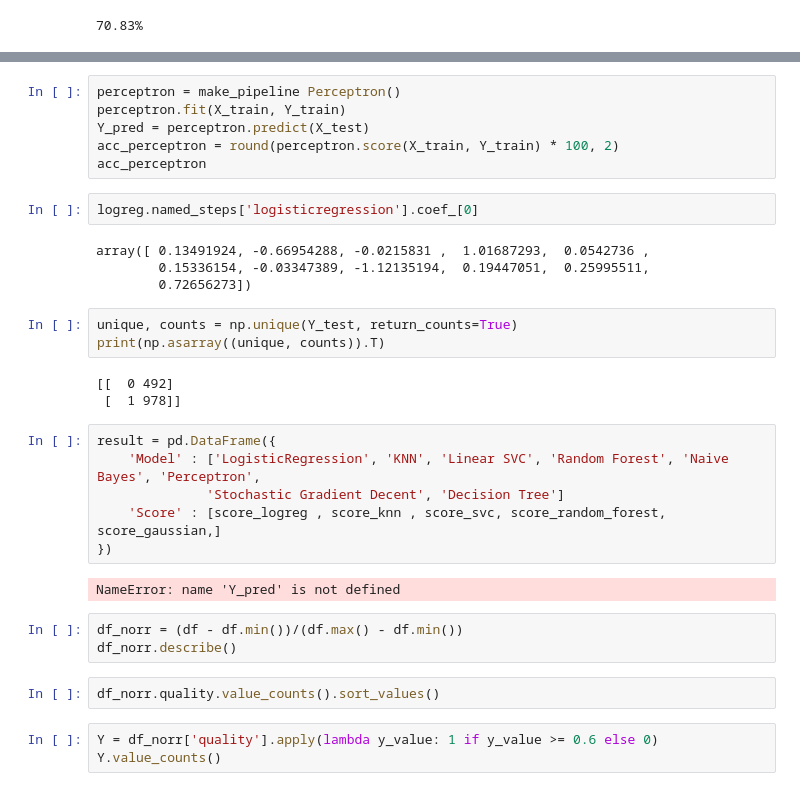
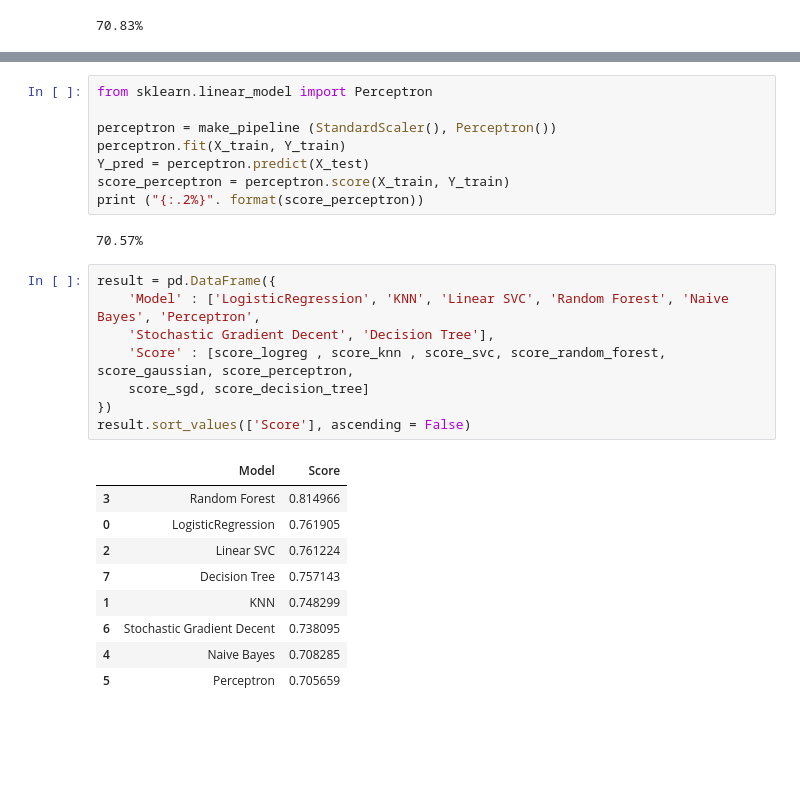
Before and after one commit to habibisaif/wine_prediction, a Jupyter notebook: prediction.ipynb, the cells around one changed output, grey strips where cells are left out. Cells and saved outputs as stored; diff of their text form; blank space fills up the shorter version.

```diff
--- a/prediction.ipynb
+++ b/prediction.ipynb
@@ -154,34 +154,28 @@ print ("{:.2%}". format(score_sgd))
 # %%
-perceptron = make_pipeline Perceptron()
+from sklearn.linear_model import Perceptron
+
+perceptron = make_pipeline (StandardScaler(), Perceptron())
 perceptron.fit(X_train, Y_train)
 Y_pred = perceptron.predict(X_test)
-acc_perceptron = round(perceptron.score(X_train, Y_train) * 100, 2)
-acc_perceptron
+score_perceptron = perceptron.score(X_train, Y_train)
+print ("{:.2%}". format(score_perceptron))
+# %% [output]
+70.57%
-# %%
-logreg.named_steps['logisticregression'].coef_[0]
-# %% [output]
-array([ 0.13491924, -0.66954288, -0.0215831 ,  1.01687293,  0.0542736 ,
-        0.15336154, -0.03347389, -1.12135194,  0.19447051,  0.25995511,
-        0.72656273])
-# %%
-unique, counts = np.unique(Y_test, return_counts=True)
-print(np.asarray((unique, counts)).T)
-# %% [output]
-[[  0 492]
- [  1 978]]
 # %%
 result = pd.DataFrame({
     'Model' : ['LogisticRegression', 'KNN', 'Linear SVC', 'Random Forest', 'Naive Bayes', 'Perceptron',
-              'Stochastic Gradient Decent', 'Decision Tree']
-    'Score' : [score_logreg , score_knn , score_svc, score_random_forest, score_gaussian,]
+    'Stochastic Gradient Decent', 'Decision Tree'],
+    'Score' : [score_logreg , score_knn , score_svc, score_random_forest, score_gaussian, score_perceptron,
+    score_sgd, score_decision_tree]
 })
+result.sort_values(['Score'], ascending = False)
 # %% [output]
-NameError: name 'Y_pred' is not defined
+|  | Model | Score |
+| 3 | Random Forest | 0.814966 |
+| 0 | LogisticRegression | 0.761905 |
+| 2 | Linear SVC | 0.761224 |
+| 7 | Decision Tree | 0.757143 |
+| 1 | KNN | 0.748299 |
+| 6 | Stochastic Gradient Decent | 0.738095 |
+| 4 | Naive Bayes | 0.708285 |
+| 5 | Perceptron | 0.705659 |
-# %%
-df_norr = (df - df.min())/(df.max() - df.min())
-df_norr.describe()
-# %%
-df_norr.quality.value_counts().sort_values()
-# %%
-Y = df_norr['quality'].apply(lambda y_value: 1 if y_value >= 0.6 else 0)
-Y.value_counts()
```
Also changed, not shown: parts of 17 cells of this notebook.
